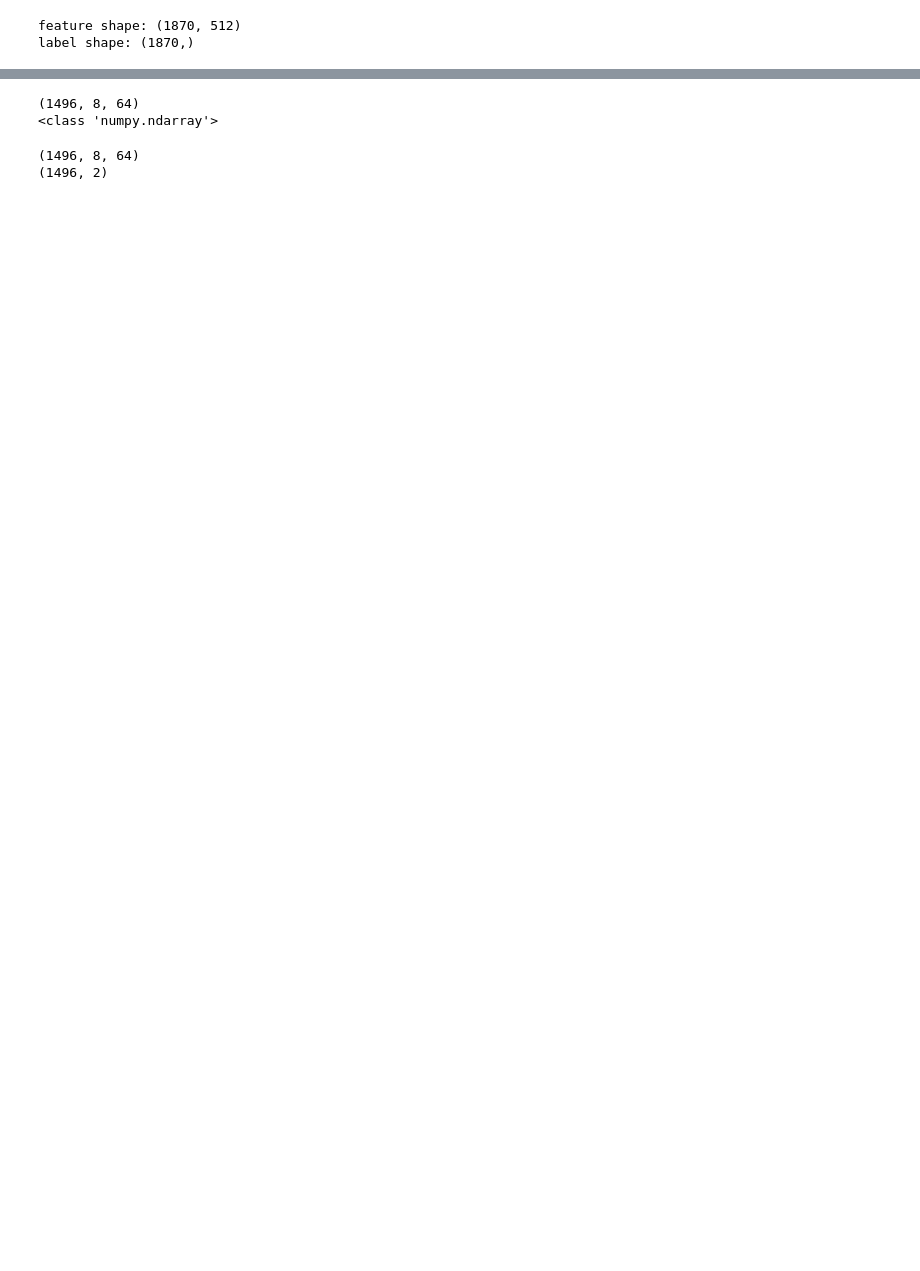
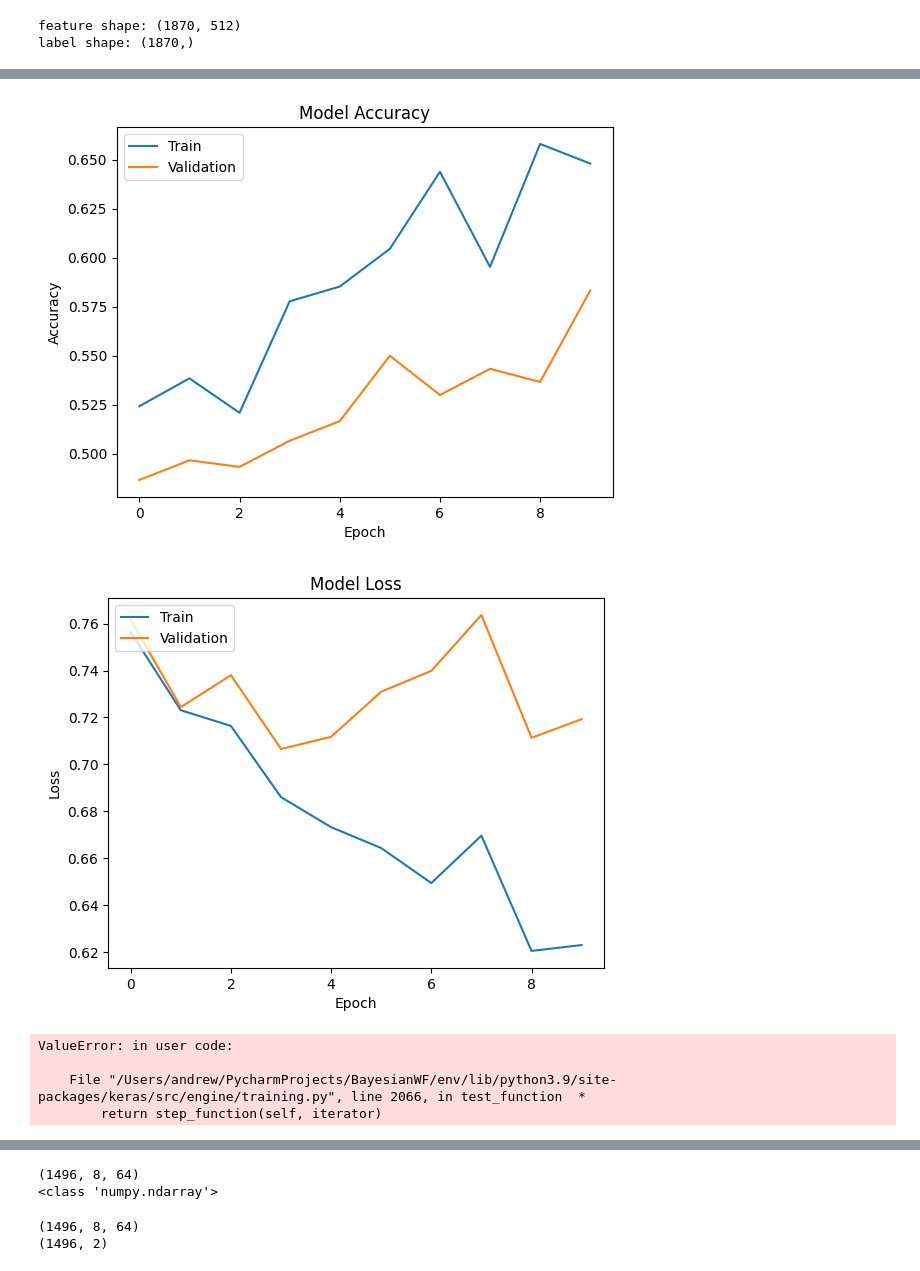
Before and after one commit to AlexanderVNikitin/tsgm, a Jupyter notebook: tutorials/EEG_test.ipynb, the cells around one changed output, grey strips where cells are left out. Drawn from its saved outputs; the diff is of its cells as text; code cells hidden in the pictures; blank space fills up the shorter version.

```diff
--- a/tutorials/EEG_test.ipynb
+++ b/tutorials/EEG_test.ipynb
@@ -307,0 +258,23 @@ plt.show()
+# %%
+seq_len = 8
+feat_dim = 64
+num_heads = 4
+ff_dim = 64
+n_blocks = 2
+dropout_rate = 0.1
+output_dim = 2
+
+X_train_reshaped = X_train.reshape(-1, seq_len, feat_dim)
+
+model_transformer = tsgm.models.architectures.zoo['clf_transformer'](
+    seq_len, feat_dim, num_heads, ff_dim, n_blocks, dropout_rate, output_dim
+).model
+# %%
+model_transformer.compile(
+    optimizer='adam',
+    loss='sparse_categorical_crossentropy',
+    metrics=['accuracy']
+)
+# %%
+# Train the model
+history = model_transformer.fit(X_train_reshaped, y_train, batch_size=32, epochs=10, validation_split=0.2)
@@ -308,3 +330,31 @@ plt.show()
+# %%
+plt.plot(history.history['accuracy'])
+plt.plot(history.history['val_accuracy'])
+plt.title('Model Accuracy')
+plt.ylabel('Accuracy')
+plt.xlabel('Epoch')
+plt.legend(['Train', 'Validation'], loc='upper left')
+plt.show()
+
+plt.plot(history.history['loss'])
+plt.plot(history.history['val_loss'])
+plt.title('Model Loss')
+plt.ylabel('Loss')
+plt.xlabel('Epoch')
+plt.legend(['Train', 'Validation'], loc='upper left')
+plt.show()
+# %% [output]
+[figure, added]
+[figure, added]
+# %%
+val_loss, val_acc = model_transformer.evaluate(X_val, y_val)
+print('val loss in normal model:', val_loss)
+print("val accuracy in normal model:", val_acc)
+# %% [output]
+ValueError: in user code:
+
+    File "/Users/andrew/PycharmProjects/BayesianWF/env/lib/python3.9/site-packages/keras/src/engine/training.py", line 2066, in test_function  *
+        return step_function(self, iterator)
 # %% [markdown]
 # 2. Augmentations
 
```
Also changed, not shown: parts of 36 cells of this notebook.
